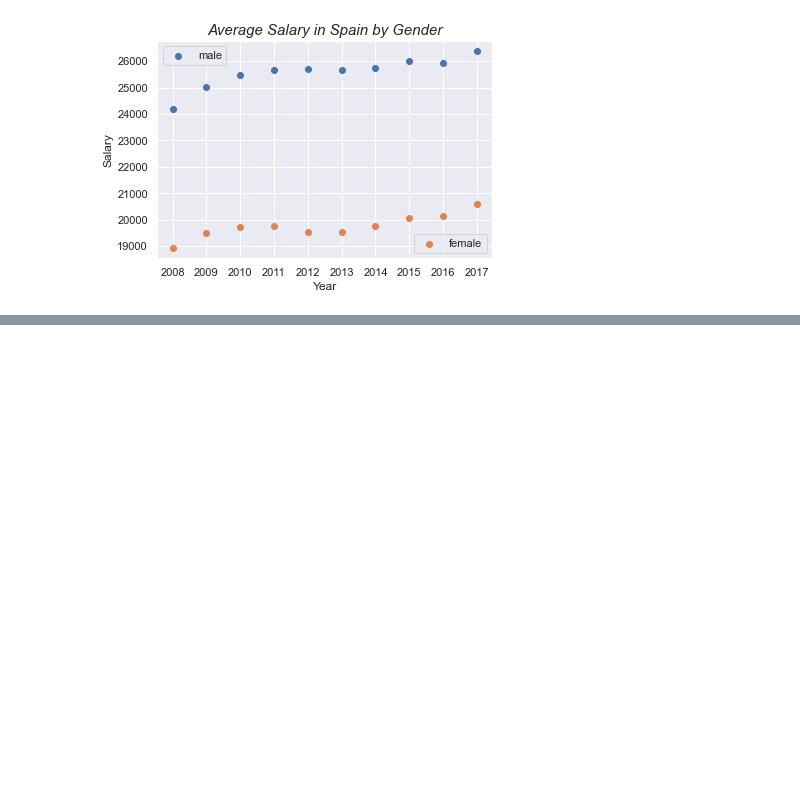
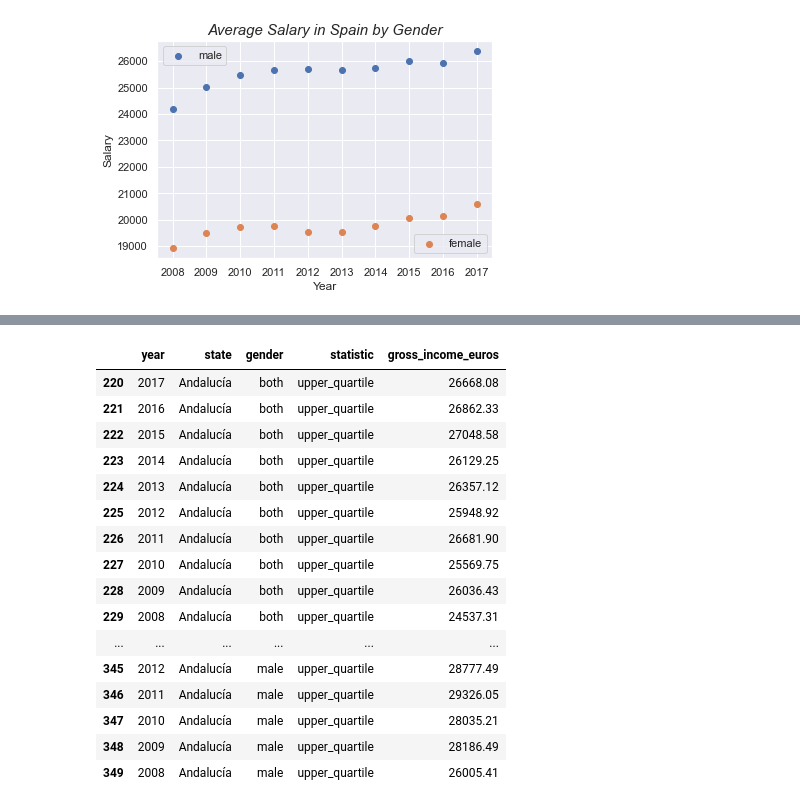
Before and after one commit to JulioPerez-ML/Udacity_first_project, a Jupyter notebook: Project_1_udacity.ipynb, the cells around one changed output, grey strips where cells are left out. Cells and saved outputs as stored; diff of their text form; code cells hidden in the pictures; blank space fills up the shorter version.

```diff
--- a/Project_1_udacity.ipynb
+++ b/Project_1_udacity.ipynb
@@ -161,0 +211,20 @@ plt.show()
+# %%
+data_notNationwide_upper_and_90.head(50)
+# %% [output]
+|  | year | state | gender | statistic | gross_income_euros |
+| 220 | 2017 | Andalucía | both | upper_quartile | 26668.08 |
+| 221 | 2016 | Andalucía | both | upper_quartile | 26862.33 |
+| 222 | 2015 | Andalucía | both | upper_quartile | 27048.58 |
+| 223 | 2014 | Andalucía | both | upper_quartile | 26129.25 |
+| 224 | 2013 | Andalucía | both | upper_quartile | 26357.12 |
+| 225 | 2012 | Andalucía | both | upper_quartile | 25948.92 |
+| 226 | 2011 | Andalucía | both | upper_quartile | 26681.90 |
+| 227 | 2010 | Andalucía | both | upper_quartile | 25569.75 |
+| 228 | 2009 | Andalucía | both | upper_quartile | 26036.43 |
+| 229 | 2008 | Andalucía | both | upper_quartile | 24537.31 |
+| ... | ... | ... | ... | ... | ... |
+| 345 | 2012 | Andalucía | male | upper_quartile | 28777.49 |
+| 346 | 2011 | Andalucía | male | upper_quartile | 29326.05 |
+| 347 | 2010 | Andalucía | male | upper_quartile | 28035.21 |
+| 348 | 2009 | Andalucía | male | upper_quartile | 28186.49 |
+| 349 | 2008 | Andalucía | male | upper_quartile | 26005.41 |
```
Also changed, not shown: parts of 19 cells of this notebook.
